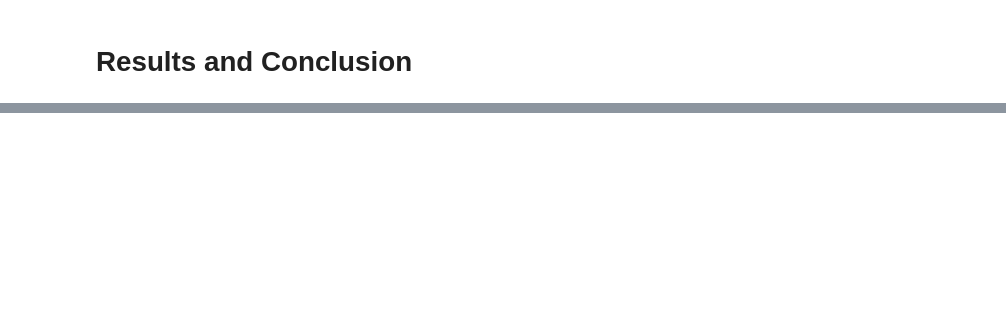
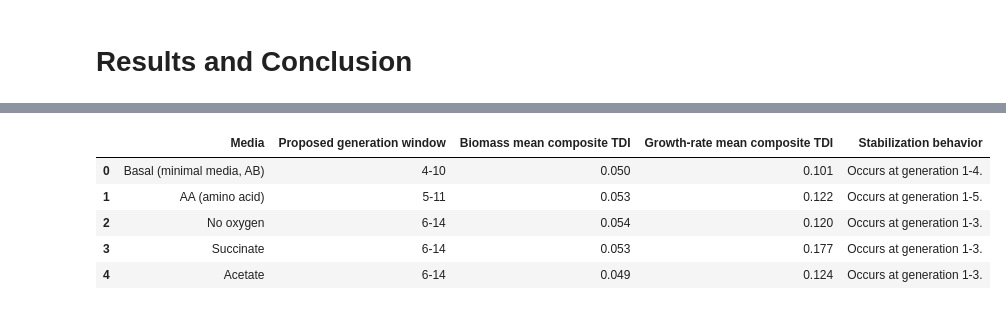
Before and after one commit to katha815/vEcoli-Local, a Jupyter notebook: reading/16_generation_analysis.ipynb, the cells around one changed output, grey strips where cells are left out. Cells and saved outputs as stored; diff of their text form; code cells hidden in the pictures; blank space fills up the shorter version.

```diff
--- a/reading/16_generation_analysis.ipynb
+++ b/reading/16_generation_analysis.ipynb
@@ -1744,3 +1763,47 @@ summary.to_csv(os.path.join(save_dir, f'tdi_all_variants_{project}_4metrics_mean
+# %%
+from pathlib import Path
+
+import pandas as pd
+
+results_dir = Path('/user/home/il22158/work/vEcoli/reading/results/tdi')
+
+media_specs = [
+    ('Basal (minimal media, AB)', 'basal', 4, 10, 'Occurs at generation 1-4.'),
+    ('AA (amino acid)', 'aa', 5, 11, 'Occurs at  generation 1-5.'),
+    ('No oxygen', 'no_ox', 6, 14, 'Occurs at generation 1-3.'),
+    ('Succinate', 'succinate', 6, 14, 'Occurs at generation 1-3.'),
+    ('Acetate', 'acetate', 6, 14, 'Occurs at generation 1-3.'),
+]
+
+def window_mean(csv_path, feature, start_gen, end_gen):
+    frame = pd.read_csv(csv_path)
+    window = frame[(frame['feature'].str.lower() == feature) & frame['generation_start'].between(start_gen, end_gen)]
+    return window['composite_tdi_mean'].mean()
+
+rows = []
+for label, slug, start_gen, end_gen, stabilization in media_specs:
+    csv_path = results_dir / f'tdi_all_variants_gene_ko_40trial_seed100_{slug}_4metrics_mean_std.csv'
+    biomass_mean = window_mean(csv_path, 'biomass', start_gen, end_gen)
+    growth_mean = window_mean(csv_path, 'growth rate', start_gen, end_gen)
+    rows.append({
+        'Media': label,
+        'Proposed generation window': f'{start_gen}-{end_gen}',
+        'Biomass mean composite TDI': biomass_mean,
+        'Growth-rate mean composite TDI': growth_mean,
+        'Stabilization behavior': stabilization,
+    })
+
+summary = pd.DataFrame(rows)
+display(summary.style.format({'Biomass mean composite TDI': '{:.3f}', 'Growth-rate mean composite TDI': '{:.3f}'}))
+summary
+summary.to_csv(results_dir / 'tdi_summary_40trial_5media_composite_tdi.csv', index=False)
+# %% [output]
+|  | Media | Proposed generation window | Biomass mean composite TDI | Growth-rate mean composite TDI | Stabilization behavior |
+| 0 | Basal (minimal media, AB) | 4-10 | 0.050 | 0.101 | Occurs at generation 1-4. |
+| 1 | AA (amino acid) | 5-11 | 0.053 | 0.122 | Occurs at generation 1-5. |
+| 2 | No oxygen | 6-14 | 0.054 | 0.120 | Occurs at generation 1-3. |
+| 3 | Succinate | 6-14 | 0.053 | 0.177 | Occurs at generation 1-3. |
+| 4 | Acetate | 6-14 | 0.049 | 0.124 | Occurs at generation 1-3. |
 # %% [markdown]
 ## Results and Discussion
 
```
Also changed, not shown: parts of 8 cells of this notebook, 3 other files.
